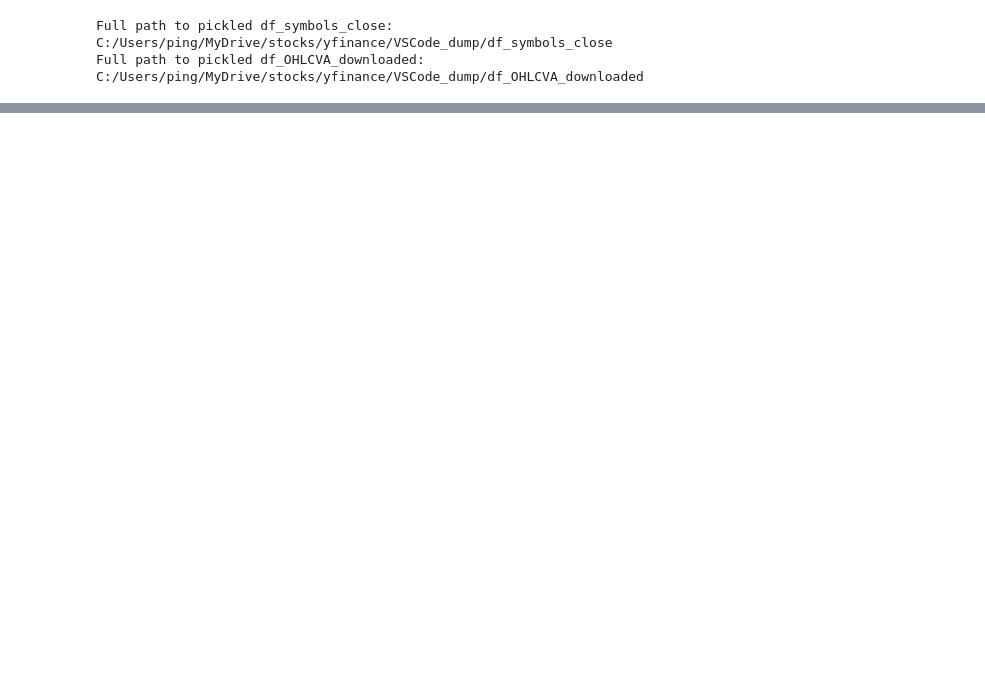
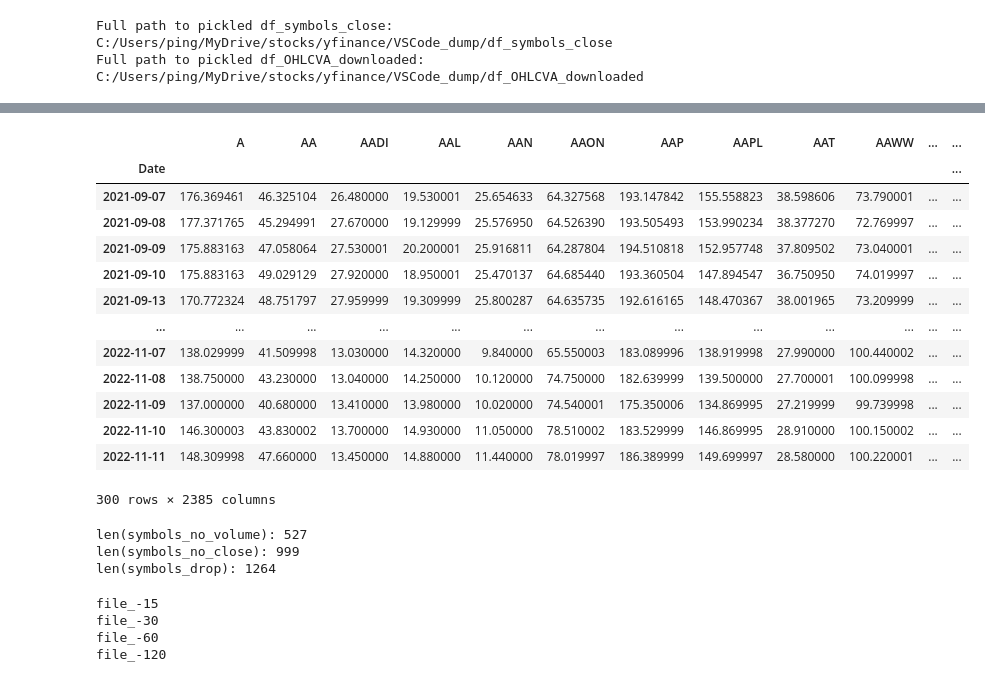
Before and after one commit to pympk/py379, a Jupyter notebook: work.ipynb, the cells around one changed output, grey strips where cells are left out. Cells and saved outputs as stored; diff of their text form; code cells hidden in the pictures; blank space fills up the shorter version.

```diff
--- a/work.ipynb
+++ b/work.ipynb
@@ -79,0 +94,60 @@ Index(['AAIN', 'AAMC', 'ACAB', 'ACAD', 'ACAQ', 'ACBA', 'ACDI', 'ACEV', 'ACNT',
+# %%
+df_close = df_close.iloc[-300::]
+df_close = df_close.drop(symbols_drop, axis=1)
+df_close
+# %% [output]
+|  | A | AA | AADI | AAL | AAN | AAON | AAP | AAPL | AAT | AAWW | ... | ... |
+| Date |  |  |  |  |  |  |  |  |  |  |  | ... |
+| 2021-09-07 | 176.369461 | 46.325104 | 26.480000 | 19.530001 | 25.654633 | 64.327568 | 193.147842 | 155.558823 | 38.598606 | 73.790001 | ... | ... |
+| 2021-09-08 | 177.371765 | 45.294991 | 27.670000 | 19.129999 | 25.576950 | 64.526390 | 193.505493 | 153.990234 | 38.377270 | 72.769997 | ... | ... |
+| 2021-09-09 | 175.883163 | 47.058064 | 27.530001 | 20.200001 | 25.916811 | 64.287804 | 194.510818 | 152.957748 | 37.809502 | 73.040001 | ... | ... |
+| 2021-09-10 | 175.883163 | 49.029129 | 27.920000 | 18.950001 | 25.470137 | 64.685440 | 193.360504 | 147.894547 | 36.750950 | 74.019997 | ... | ... |
+| 2021-09-13 | 170.772324 | 48.751797 | 27.959999 | 19.309999 | 25.800287 | 64.635735 | 192.616165 | 148.470367 | 38.001965 | 73.209999 | ... | ... |
+| ... | ... | ... | ... | ... | ... | ... | ... | ... | ... | ... | ... | ... |
+| 2022-11-07 | 138.029999 | 41.509998 | 13.030000 | 14.320000 | 9.840000 | 65.550003 | 183.089996 | 138.919998 | 27.990000 | 100.440002 | ... | ... |
+| 2022-11-08 | 138.750000 | 43.230000 | 13.040000 | 14.250000 | 10.120000 | 74.750000 | 182.639999 | 139.500000 | 27.700001 | 100.099998 | ... | ... |
+| 2022-11-09 | 137.000000 | 40.680000 | 13.410000 | 13.980000 | 10.020000 | 74.540001 | 175.350006 | 134.869995 | 27.219999 | 99.739998 | ... | ... |
+| 2022-11-10 | 146.300003 | 43.830002 | 13.700000 | 14.930000 | 11.050000 | 78.510002 | 183.529999 | 146.869995 | 28.910000 | 100.150002 | ... | ... |
+| 2022-11-11 | 148.309998 | 47.660000 | 13.450000 | 14.880000 | 11.440000 | 78.019997 | 186.389999 | 149.699997 | 28.580000 | 100.220001 | ... | ... |
+300 rows × 2385 columns
+# %%
+print(f'len(symbols_no_volume): {len(symbols_no_volume)}')
+print(f'len(symbols_no_close): {len(symbols_no_close)}')
+print(f'len(symbols_drop): {len(symbols_drop)}')
+# %% [output]
+len(symbols_no_volume): 527
+len(symbols_no_close): 999
+len(symbols_drop): 1264
+# %%
+_periods = [-15, -30, -60, -120]
+for _period in _periods:
+  f_name = 'file_' + str(_period)
+
+
+  _df = df_close[_period::]
+  symbols, period_yr, drawdown, UI, max_drawdown, returns_std, Std_UI, CAGR, CAGR_Std, CAGR_UI = \
+      symb_perf_stats_vectorized(_df)
+  caches_perf_stats_vect = []
+  for symbol in symbols:
+      date_first = drawdown.index[0].strftime('%Y-%m-%d')
+      date_last = drawdown.index[-1].strftime('%Y-%m-%d')
+      cache = (symbol, date_first, date_last, period_yr, CAGR[symbol],
+              UI[symbol], Std_UI[symbol], CAGR_Std[symbol], CAGR_UI[symbol])
+      # append performance data (tuple) to caches_perf_stats (list)
+      caches_perf_stats_vect.append(cache)
+  column_names = ['symbol', 'first date', 'last date', 'Year', 'CAGR',
+                  'UI', 'Std/UI', 'CAGR/Std', 'CAGR/UI']
+
+  # write symbols' performance stats to dataframe
+  _df = pd.DataFrame(caches_perf_stats_vect, columns=column_names)
+  _df['r_Std/UI'] = _df['Std/UI'].rank(ascending=False)
+  _df['r_CAGR/Std'] = _df['CAGR/Std'].rank(ascending=False)
+  _df['r_CAGR/UI'] = _df['CAGR/UI'].rank(ascending=False)
+  _df = _df.sort_values(by=['r_CAGR/UI'])
+  pickle_dump(_df, path_data_dump, f'{f_name}')
+  print(f_name)
+# %% [output]
+file_-15
+file_-30
+file_-60
+file_-120
```
Also changed, not shown: parts of 12 cells of this notebook, 2 other files.
